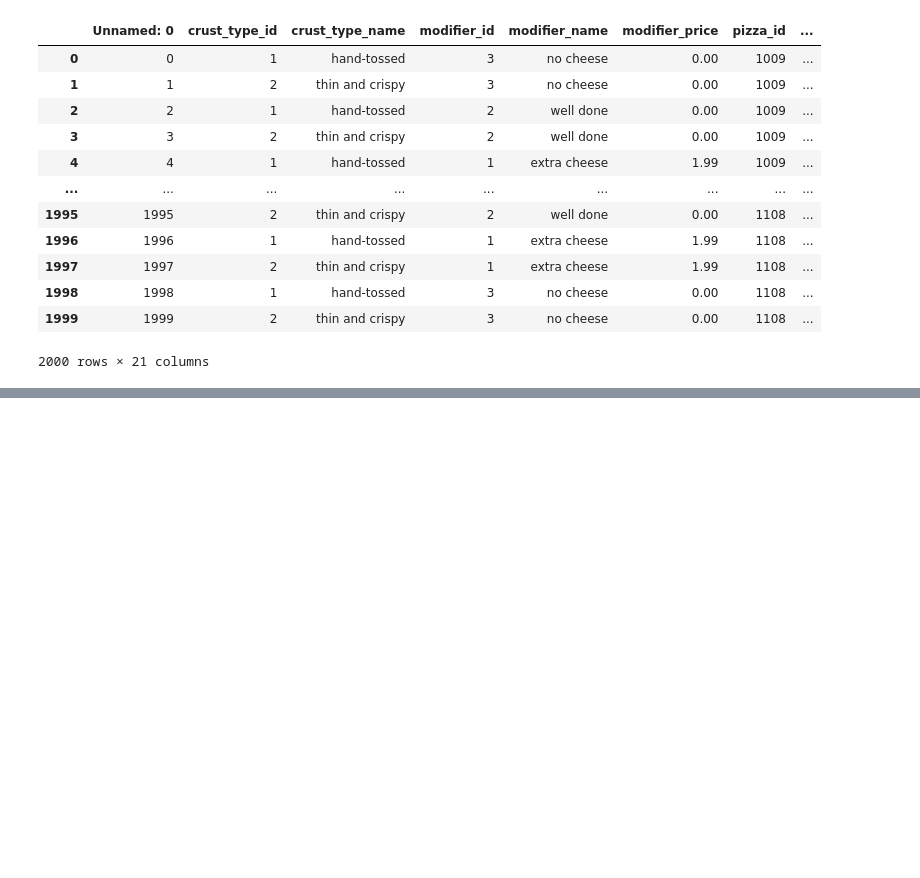
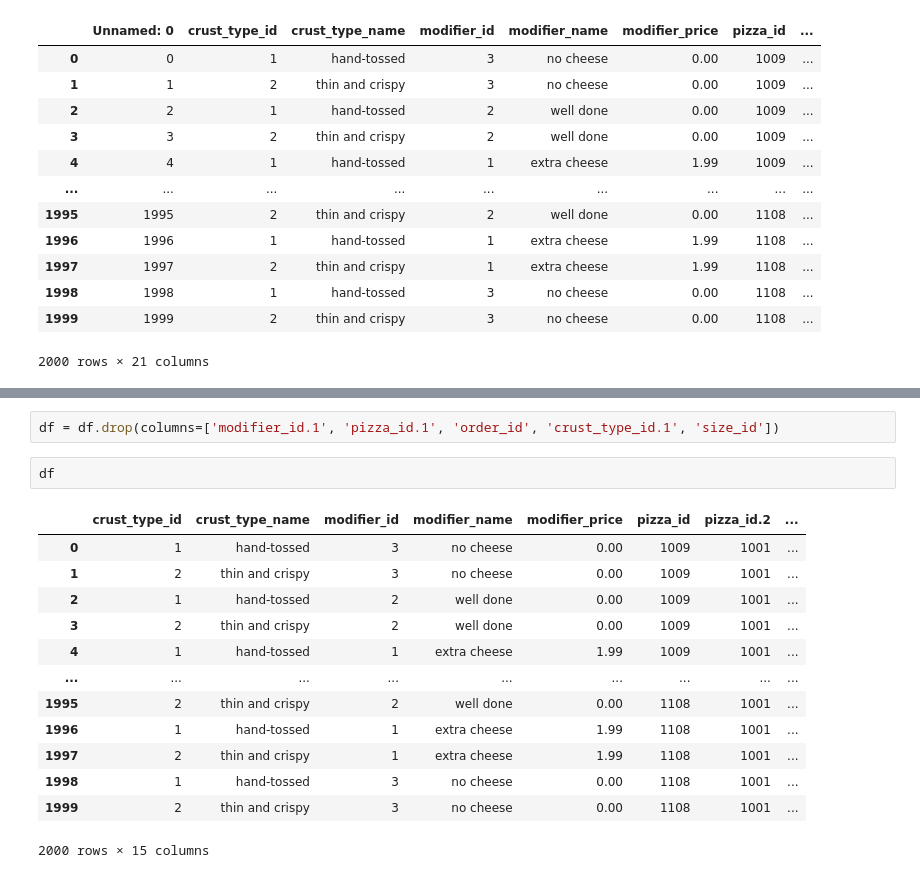
Before and after one commit to Michael-Austin-Mesa/pizza-project, a Jupyter notebook: acquire.ipynb, the cells around one changed output, grey strips where cells are left out. Drawn from its saved outputs; the diff is of its cells as text; blank space fills up the shorter version.

```diff
--- a/acquire.ipynb
+++ b/acquire.ipynb
@@ -39,0 +58,18 @@ df
+# %%
+df = df.drop(columns=['modifier_id.1', 'pizza_id.1', 'order_id', 'crust_type_id.1', 'size_id'])
+# %%
+df
+# %% [output]
+|  | crust_type_id | crust_type_name | modifier_id | modifier_name | modifier_price | pizza_id | pizza_id.2 | ... |
+| 0 | 1 | hand-tossed | 3 | no cheese | 0.00 | 1009 | 1001 | ... |
+| 1 | 2 | thin and crispy | 3 | no cheese | 0.00 | 1009 | 1001 | ... |
+| 2 | 1 | hand-tossed | 2 | well done | 0.00 | 1009 | 1001 | ... |
+| 3 | 2 | thin and crispy | 2 | well done | 0.00 | 1009 | 1001 | ... |
+| 4 | 1 | hand-tossed | 1 | extra cheese | 1.99 | 1009 | 1001 | ... |
+| ... | ... | ... | ... | ... | ... | ... | ... | ... |
+| 1995 | 2 | thin and crispy | 2 | well done | 0.00 | 1108 | 1001 | ... |
+| 1996 | 1 | hand-tossed | 1 | extra cheese | 1.99 | 1108 | 1001 | ... |
+| 1997 | 2 | thin and crispy | 1 | extra cheese | 1.99 | 1108 | 1001 | ... |
+| 1998 | 1 | hand-tossed | 3 | no cheese | 0.00 | 1108 | 1001 | ... |
+| 1999 | 2 | thin and crispy | 3 | no cheese | 0.00 | 1108 | 1001 | ... |
+2000 rows × 15 columns
```
Also changed, not shown: parts of 2 cells of this notebook.
